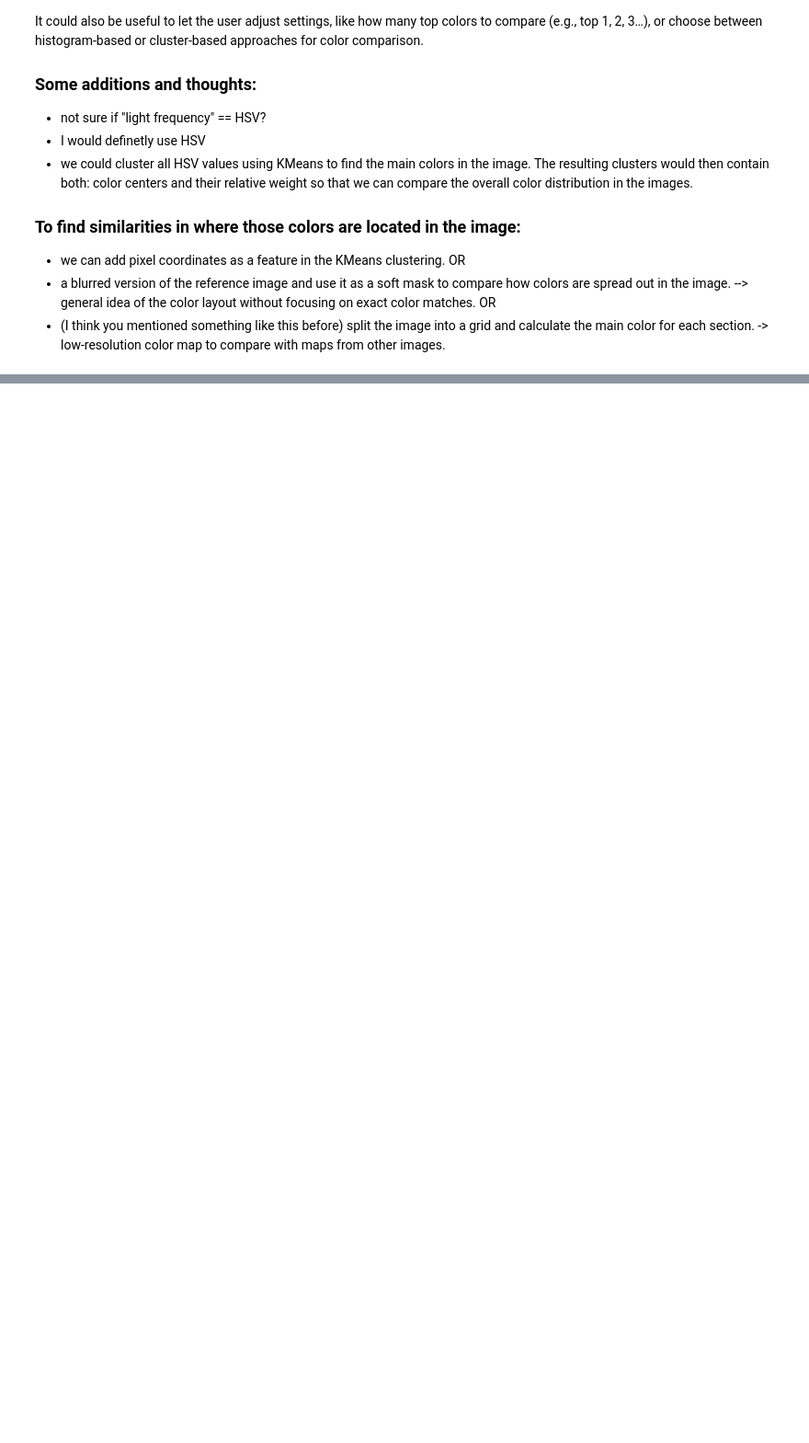
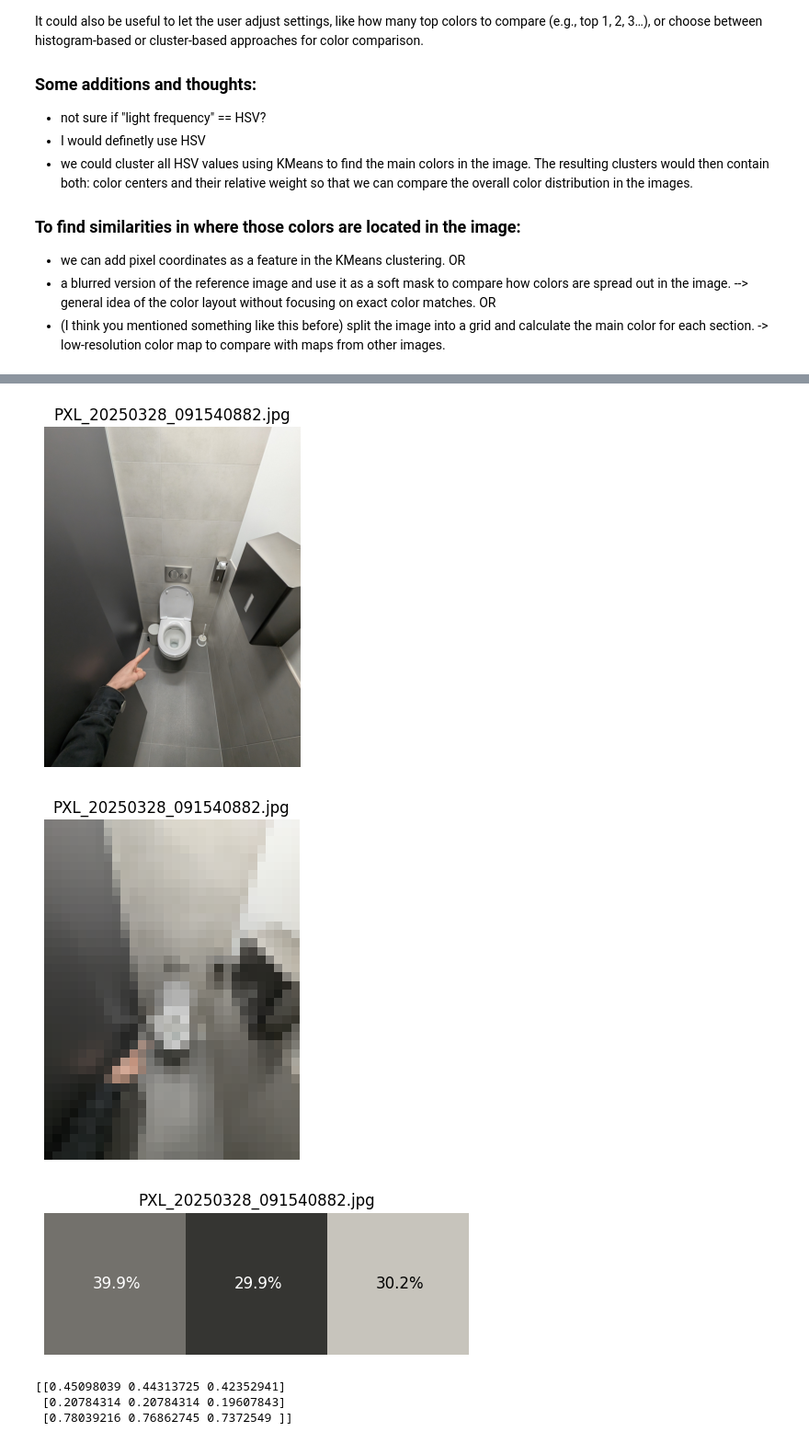
Before and after one commit to a-rabanus/big_data_analysis_course_2025, a Jupyter notebook: image_classifier.ipynb, the cells around one changed output, grey strips where cells are left out. Shown: that part at 92% size. Saved outputs shown, nothing was run; the diff lists cells and outputs as text; code cells hidden in the pictures; blank space fills up the shorter version.

```diff
--- a/image_classifier.ipynb
+++ b/image_classifier.ipynb
@@ -47,6 +47,12 @@ OR
 OR
 - (I think you mentioned something like this before) split the image into a grid and calculate the main color for each section. -> low-resolution color map to compare with maps from other images.
 # %%
-# imports
+# imports and path to images
+import cv2
+import os
+import numpy as np
+import matplotlib.pyplot as plt
+import random
+from sklearn.cluster import KMeans
 
-import
+dir = r"C:\Users\anton\OneDrive\Documents\HSD\sem4\DAISY_2025_images_for_bigdata"
@@ -54,0 +168,38 @@ SyntaxError: Expected one or more names after 'import' (3942354367.py, line 3)
+# %%
+# Load and downscale images
+images = load_images_from_directory(dir)
+
+# downscale images
+downscaled_images = []
+for img in images:
+    downscaled_images.append(downscale_image(img))
+# print(f"Downscaled {len(images)} images")
+
+# extract dominant colors for all images
+all_dominant_colors = []
+for img in downscaled_images:
+    all_dominant_colors.append(extract_dominant_colors(img, n_clusters=3))
+# print(all_dominant_colors[testing_id][0])
+
+# normalized
+all_dominant_colors_normalized = []
+for dominant_colors in all_dominant_colors:
+    normalized_colors = dominant_colors[1] / 255
+    norm_label = dominant_colors[0]
+    all_dominant_colors_normalized.append((normalized_colors, norm_label))
+# print(all_dominant_colors_normalized[testing_id][0])
+# %%
+# Show progress of the workflow
+testing_id = random.randint(0, len(images) - 1)
+
+display_image(images, img_id=testing_id)
+display_image(downscaled_images, img_id=testing_id)
+plot_dominant_colors(all_dominant_colors, img_id=testing_id)
+print(all_dominant_colors_normalized[testing_id][0])
+# %% [output]
+[figure, added]
+[figure, added]
+[figure, added]
+[[0.45098039 0.44313725 0.42352941]
+ [0.20784314 0.20784314 0.19607843]
+ [0.78039216 0.76862745 0.7372549 ]]
```
Also changed, not shown: parts of 5 cells of this notebook.
